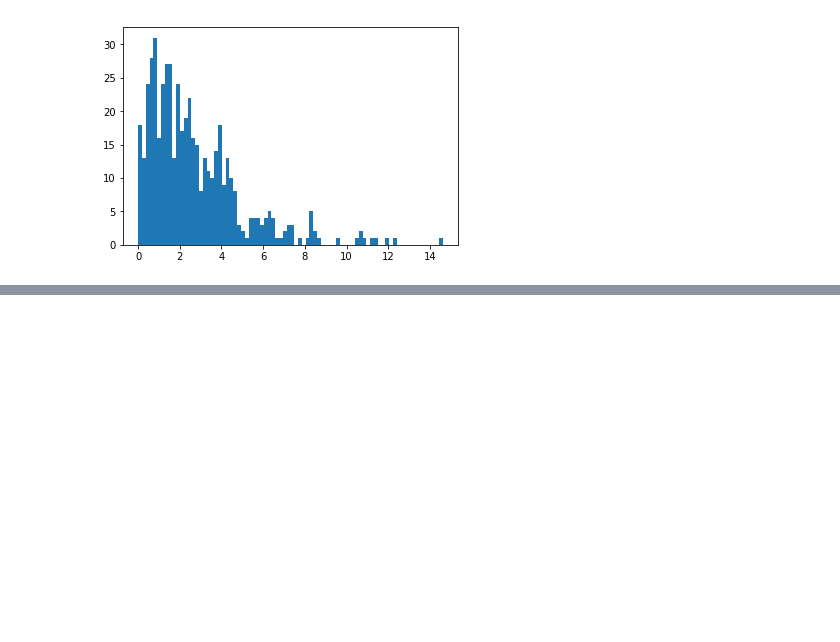
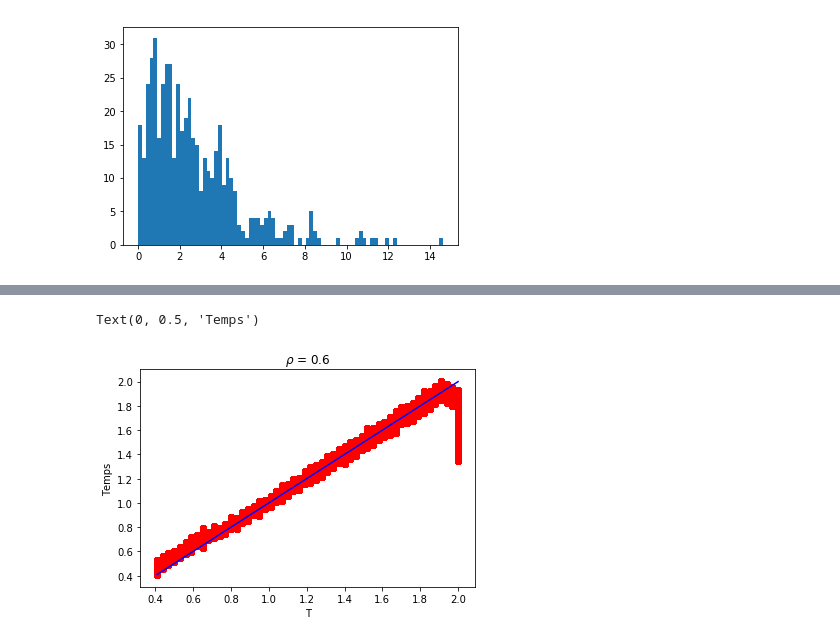
Before and after one commit to lupipedraza/TP3, a Jupyter notebook: ej1.ipynb, the cells around one changed output, grey strips where cells are left out. Cells and saved outputs as stored; diff of their text form; code cells hidden in the pictures; blank space fills up the shorter version.

```diff
--- a/ej1.ipynb
+++ b/ej1.ipynb
@@ -209,0 +282,12 @@ plt.hist(v_2,bins=80)
+# %%
+#Control
+i=2
+plt.title(r'$\rho$ = '+str(RHO[i]))
+
+plt.scatter(T_tot[i],temp_tot[i], color='r')
+plt.plot(T,T,color='b')
+plt.xlabel('T')
+plt.ylabel('Temps')
+# %% [output]
+Text(0, 0.5, 'Temps')
+[figure, added]
```
Also changed, not shown: parts of 9 cells of this notebook, 21 other files.
